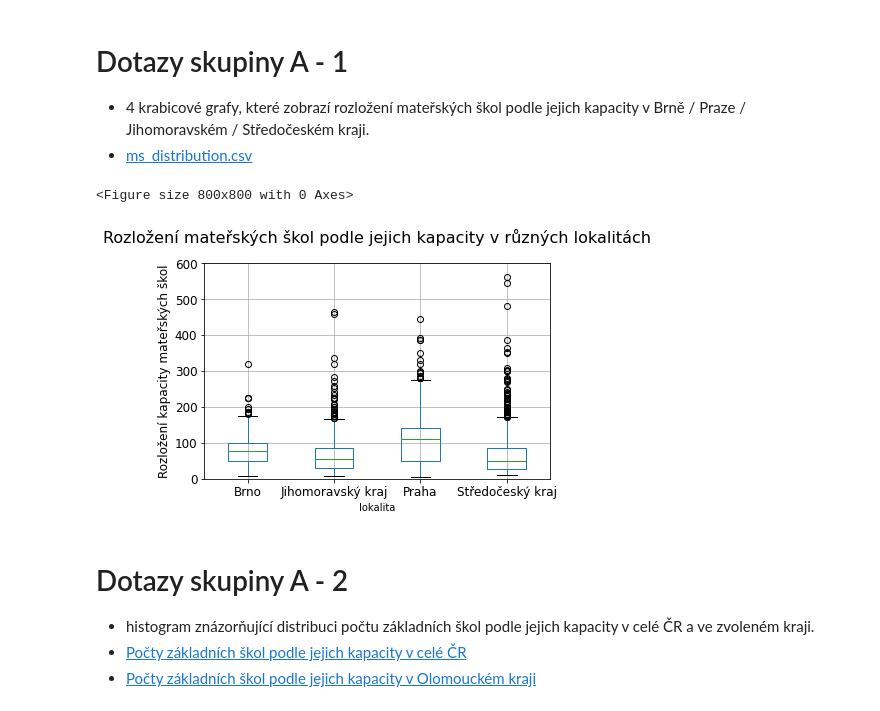
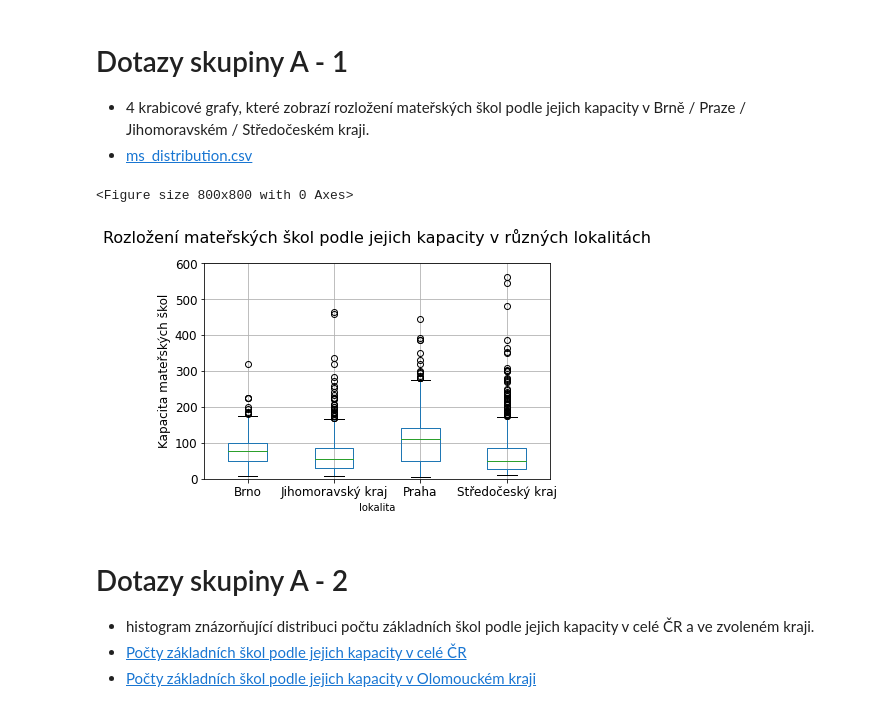
Before and after one commit to xligoc03/UPA, a Jupyter notebook: notebooks/process_csv_files.ipynb, the cells around one changed output. Drawn from its saved outputs; the diff is of its cells as text; code cells hidden in the pictures.

```diff
--- a/notebooks/process_csv_files.ipynb
+++ b/notebooks/process_csv_files.ipynb
@@ -15,22 +18,22 @@ import numpy as np
 # %%
 # load stored data from csv file to python pandas dataframe
 df = pd.read_csv ('./output/csv/ms_distribution.csv')
 
 fig = plt.figure(figsize=(10, 10), dpi=80)
 fig.set_size_inches(10, 10)
 
 boxplot = df.boxplot(by='lokalita', column='kapacita', fontsize=12)
 
 plt.title('Rozložení mateřských škol podle jejich kapacity v různých lokalitách', fontsize=16, pad=20)
 plt.suptitle('') # that's what you're after
 
 plt.ylim(0, max(df['kapacita'])+40)
-plt.ylabel("Rozložení kapacity mateřských škol", fontsize=12)
+plt.ylabel("Kapacita mateřských škol", fontsize=12)
 
 plt.savefig("output/svg/box_plot.svg", format="svg", bbox_inches='tight')
 # %% [output]
 <Figure size 800x800 with 0 Axes>
-[figure, old version]
+[figure, new version]
 # %% [markdown]
 # Dotazy skupiny A - 2
 - histogram znázorňující distribuci počtu základních škol podle jejich kapacity v celé ČR a ve zvoleném kraji.
```
Also changed, not shown: parts of 5 cells of this notebook, 1 other file.
